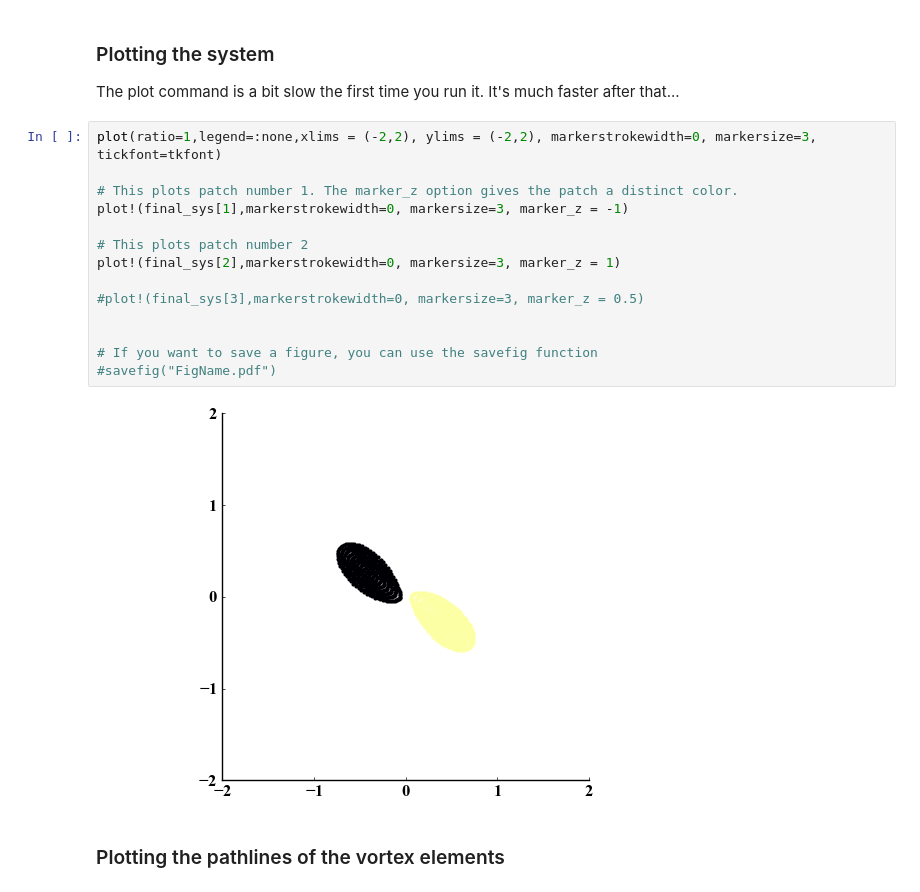
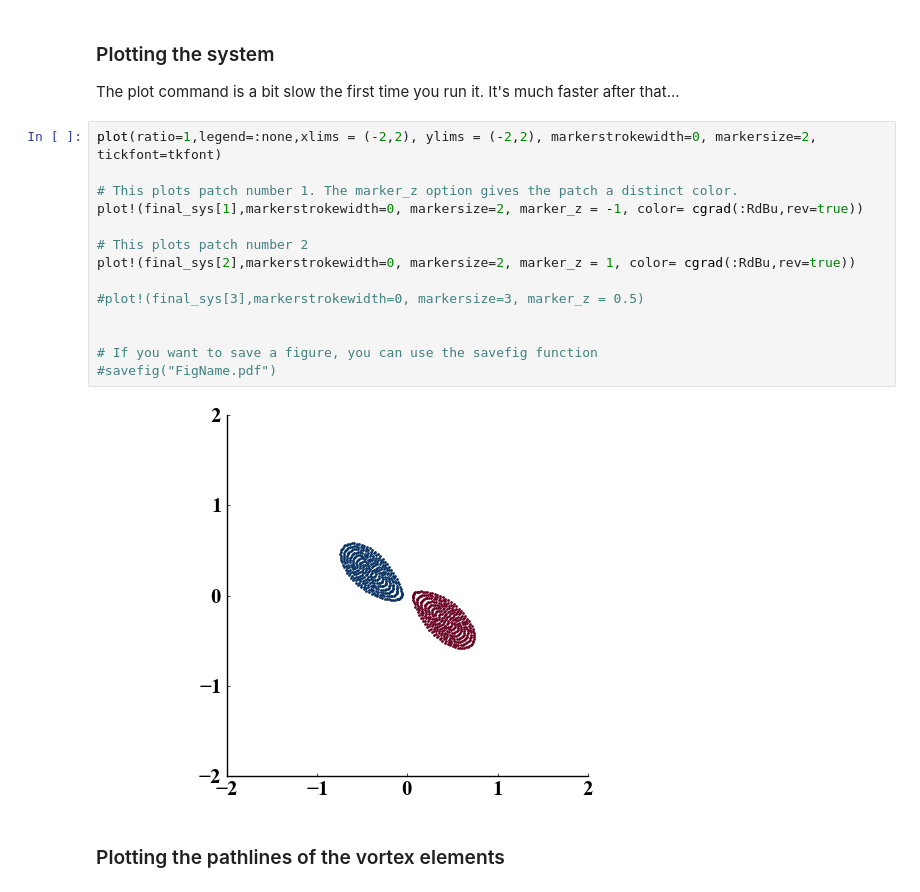
Before and after one commit to darwindarak/PotentialFlow.jl, a Jupyter notebook: binder/notebooks/Vortex patch dynamics.ipynb, the cells around one changed output. Saved outputs shown, nothing was run; the diff lists cells and outputs as text.

Commit message:
Corrected the color use in several notebooks. All tests of notebooks passing

```diff
--- a/binder/notebooks/Vortex patch dynamics.ipynb
+++ b/binder/notebooks/Vortex patch dynamics.ipynb
@@ -127,21 +127,21 @@ final_sys = sys;
 ### Plotting the system
 The plot command is a bit slow the first time you run it. It's much faster after that...
 # %%
-plot(ratio=1,legend=:none,xlims = (-2,2), ylims = (-2,2), markerstrokewidth=0, markersize=3, tickfont=tkfont)
+plot(ratio=1,legend=:none,xlims = (-2,2), ylims = (-2,2), markerstrokewidth=0, markersize=2, tickfont=tkfont)
 
 # This plots patch number 1. The marker_z option gives the patch a distinct color.
-plot!(final_sys[1],markerstrokewidth=0, markersize=3, marker_z = -1)
+plot!(final_sys[1],markerstrokewidth=0, markersize=2, marker_z = -1, color= cgrad(:RdBu,rev=true))
 
 # This plots patch number 2
-plot!(final_sys[2],markerstrokewidth=0, markersize=3, marker_z = 1)
+plot!(final_sys[2],markerstrokewidth=0, markersize=2, marker_z = 1, color= cgrad(:RdBu,rev=true))
 
 #plot!(final_sys[3],markerstrokewidth=0, markersize=3, marker_z = 0.5)
 
 
 # If you want to save a figure, you can use the savefig function
 #savefig("FigName.pdf")
 # %% [output]
-[figure, old version]
+[figure, new version]
 # %% [markdown]
 ### Plotting the pathlines of the vortex elements
 # %% [markdown]
```
Also changed, not shown: 5 other files.
